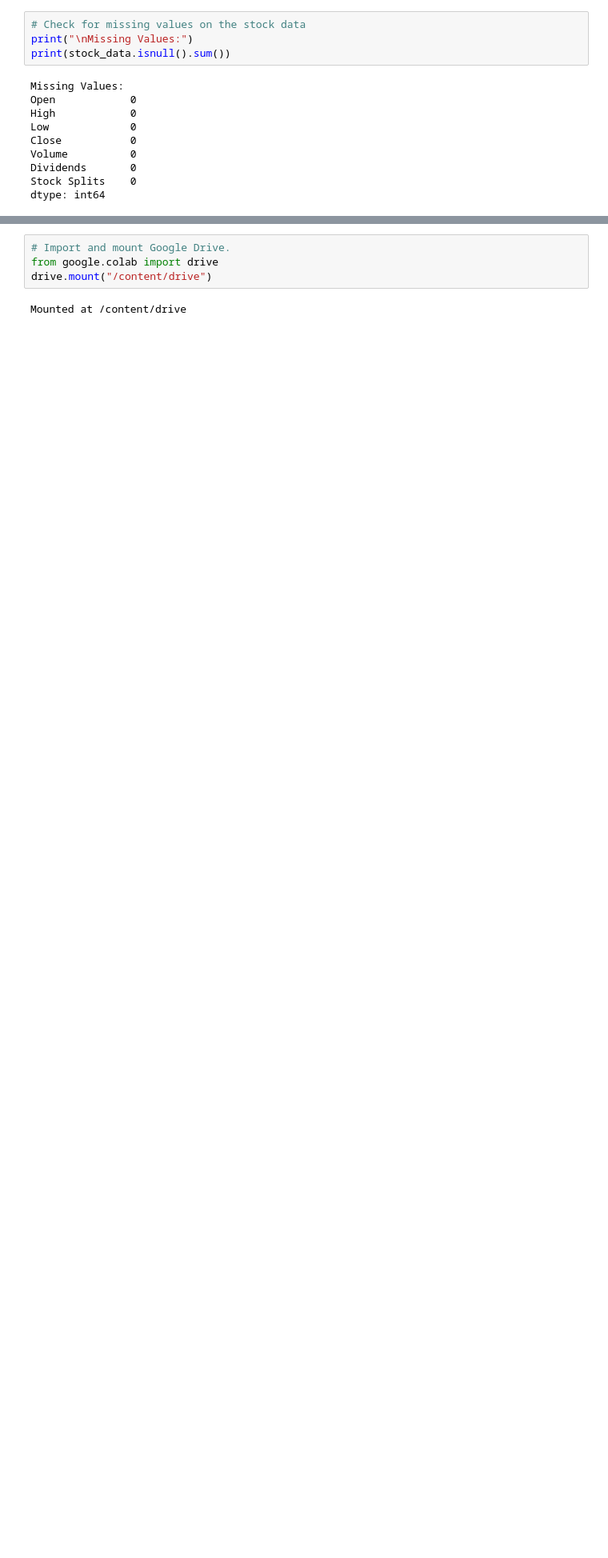
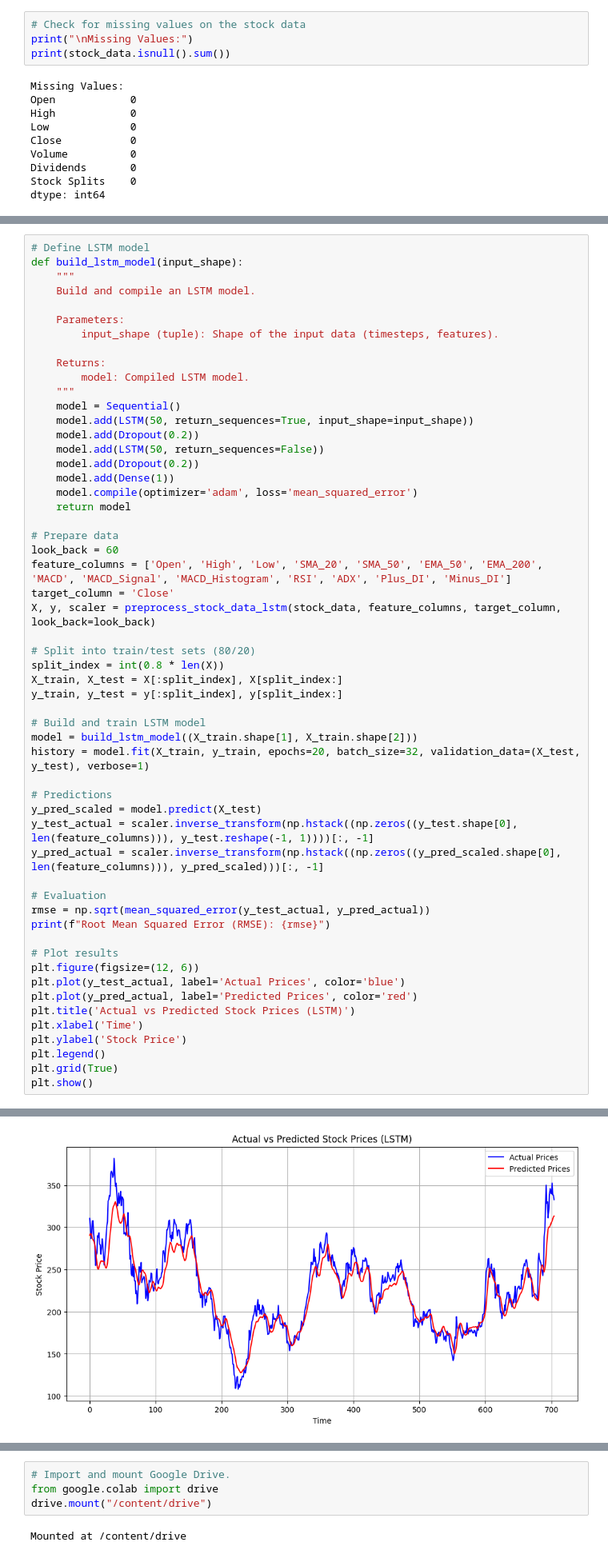
Before and after one commit to OnyedikachiOnwuachuke/Stock-Price-Prediction-Using-Sentiment-Analysis, a Jupyter notebook: PREDICTING_TESLA_STOCK_PRICE_USING_SENTIMENT_ANALYSIS.ipynb, the cells around one changed output, grey strips where cells are left out. Shown at 80% size. Cells and saved outputs as stored; diff of their text form; blank space fills up the shorter version.

```diff
--- a/PREDICTING_TESLA_STOCK_PRICE_USING_SENTIMENT_ANALYSIS.ipynb
+++ b/PREDICTING_TESLA_STOCK_PRICE_USING_SENTIMENT_ANALYSIS.ipynb
@@ -499,0 +776,56 @@ plt.show()
+# %%
+# Define LSTM model
+def build_lstm_model(input_shape):
+    """
+    Build and compile an LSTM model.
+
+    Parameters:
+        input_shape (tuple): Shape of the input data (timesteps, features).
+
+    Returns:
+        model: Compiled LSTM model.
+    """
+    model = Sequential()
+    model.add(LSTM(50, return_sequences=True, input_shape=input_shape))
+    model.add(Dropout(0.2))
+    model.add(LSTM(50, return_sequences=False))
+    model.add(Dropout(0.2))
+    model.add(Dense(1))
+    model.compile(optimizer='adam', loss='mean_squared_error')
+    return model
+
+# Prepare data
+look_back = 60
+feature_columns = ['Open', 'High', 'Low', 'SMA_20', 'SMA_50', 'EMA_50', 'EMA_200', 'MACD', 'MACD_Signal', 'MACD_Histogram', 'RSI', 'ADX', 'Plus_DI', 'Minus_DI']
+target_column = 'Close'
+X, y, scaler = preprocess_stock_data_lstm(stock_data, feature_columns, target_column, look_back=look_back)
+
+# Split into train/test sets (80/20)
+split_index = int(0.8 * len(X))
+X_train, X_test = X[:split_index], X[split_index:]
+y_train, y_test = y[:split_index], y[split_index:]
+
+# Build and train LSTM model
+model = build_lstm_model((X_train.shape[1], X_train.shape[2]))
+history = model.fit(X_train, y_train, epochs=20, batch_size=32, validation_data=(X_test, y_test), verbose=1)
+
+# Predictions
+y_pred_scaled = model.predict(X_test)
+y_test_actual = scaler.inverse_transform(np.hstack((np.zeros((y_test.shape[0], len(feature_columns))), y_test.reshape(-1, 1))))[:, -1]
+y_pred_actual = scaler.inverse_transform(np.hstack((np.zeros((y_pred_scaled.shape[0], len(feature_columns))), y_pred_scaled)))[:, -1]
+
+# Evaluation
+rmse = np.sqrt(mean_squared_error(y_test_actual, y_pred_actual))
+print(f"Root Mean Squared Error (RMSE): {rmse}")
+
+# Plot results
+plt.figure(figsize=(12, 6))
+plt.plot(y_test_actual, label='Actual Prices', color='blue')
+plt.plot(y_pred_actual, label='Predicted Prices', color='red')
+plt.title('Actual vs Predicted Stock Prices (LSTM)')
+plt.xlabel('Time')
+plt.ylabel('Stock Price')
+plt.legend()
+plt.grid(True)
+plt.show()
+# %% [output]
@@ -499,0 +849 @@ plt.show()
+[figure, added]
```
Also changed, not shown: parts of 33 cells of this notebook.
